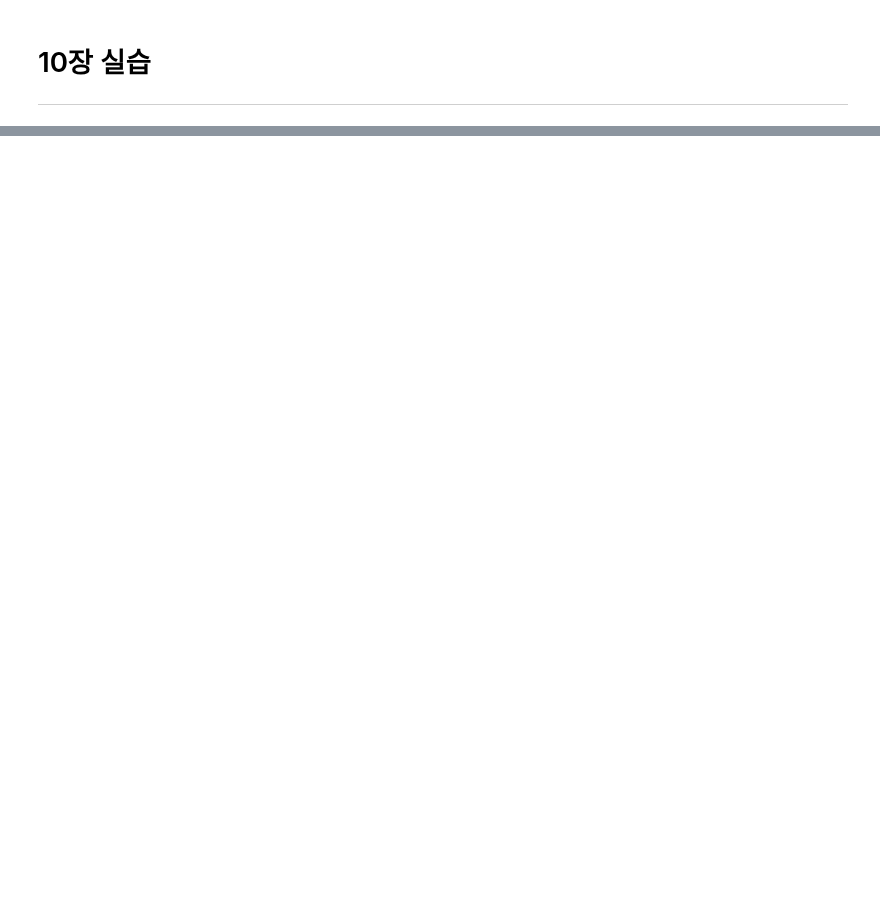
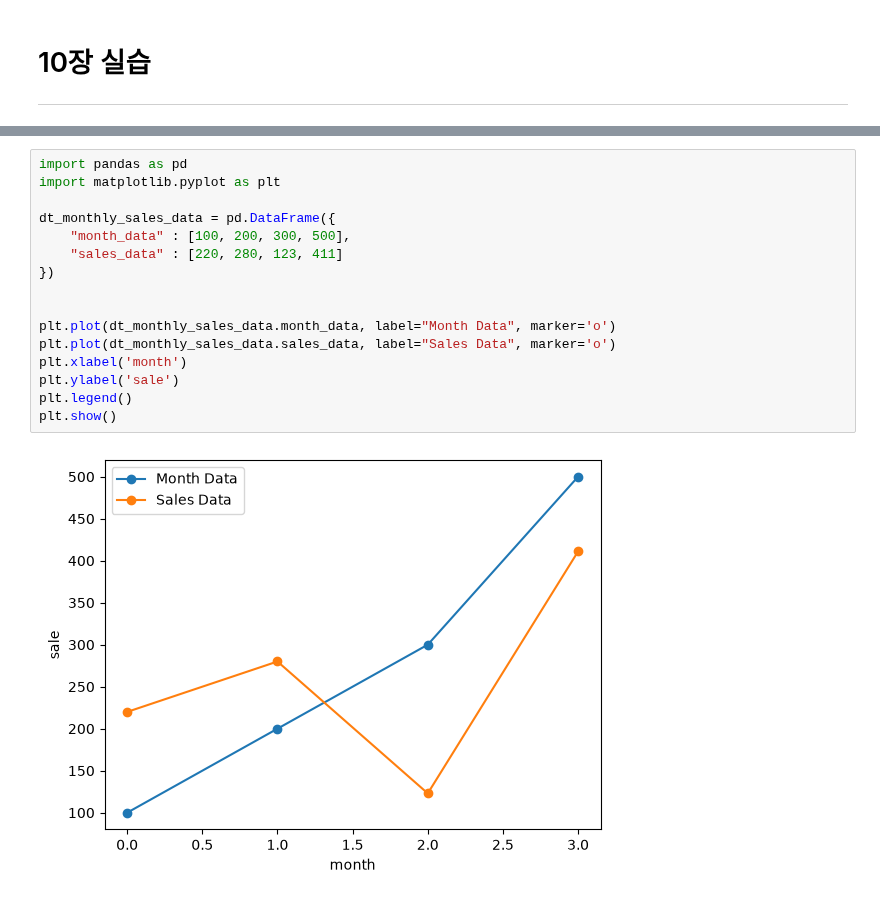
Before and after one commit to Cocode96/AX_Study, a Jupyter notebook: 02_PYTHON/chapter10/chapter10_ex.ipynb, the cells around one changed output, grey strips where cells are left out. Drawn from its saved outputs; the diff is of its cells as text; blank space fills up the shorter version.

Commit message:
feat: Python 10장 pandas 실습 추가

```diff
--- a/02_PYTHON/chapter10/chapter10_ex.ipynb
+++ b/02_PYTHON/chapter10/chapter10_ex.ipynb
@@ -41,0 +77,18 @@ with open("character_profile.json", "r", encoding="UTF-8") as fp:
+# %%
+import pandas as pd
+import matplotlib.pyplot as plt
+
+dt_monthly_sales_data = pd.DataFrame({
+    "month_data" : [100, 200, 300, 500],
+    "sales_data" : [220, 280, 123, 411]
+})
+
+
+plt.plot(dt_monthly_sales_data.month_data, label="Month Data", marker='o')
+plt.plot(dt_monthly_sales_data.sales_data, label="Sales Data", marker='o')
+plt.xlabel('month')
+plt.ylabel('sale')
+plt.legend()
+plt.show()
+# %% [output]
+[figure, added]
```
Also changed, not shown: parts of 5 cells of this notebook, 2 other files.
